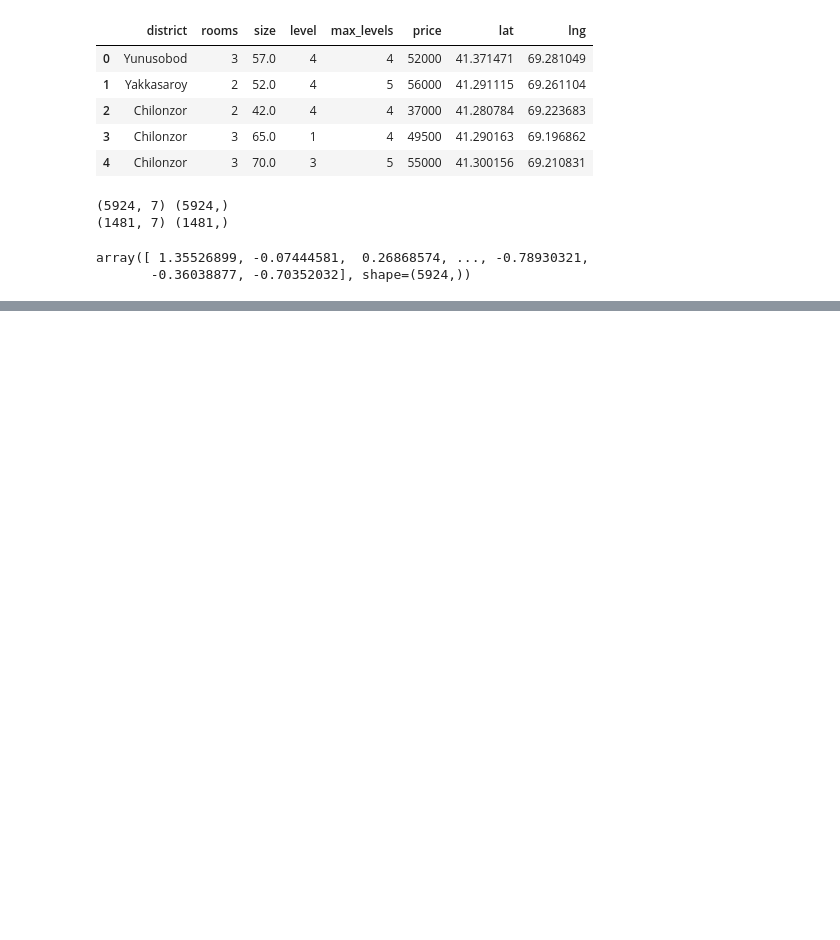
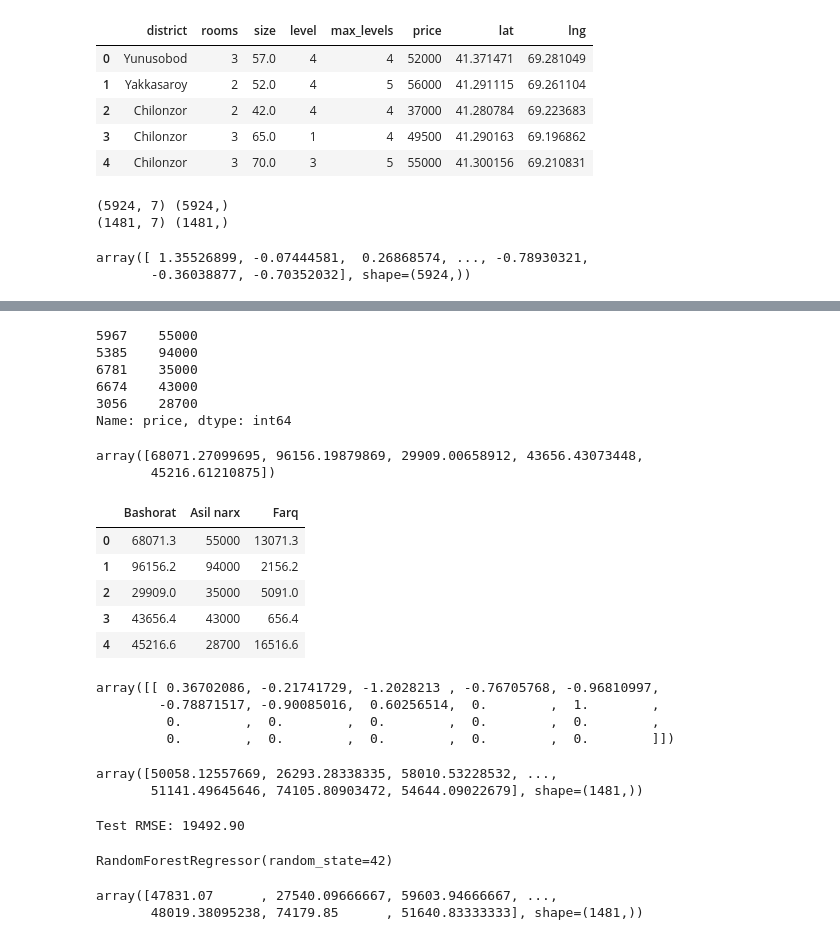
Before and after one commit to sarmuh/first-ml-training, a Jupyter notebook: notebooks/03_data_training.ipynb, the cells around one changed output, grey strips where cells are left out. Cells and saved outputs as stored; diff of their text form; code cells hidden in the pictures; blank space fills up the shorter version.

Commit message:
Training

```diff
--- a/notebooks/03_data_training.ipynb
+++ b/notebooks/03_data_training.ipynb
@@ -90,0 +114,65 @@ jj.shape
+# %%
+test_labels = y_test.loc[test_data.index]
+test_labels
+# %% [output]
+5967    55000
+5385    94000
+6781    35000
+6674    43000
+3056    28700
+Name: price, dtype: int64
+# %%
+test_data_prepared = full_pipeline.transform(test_data)
+# %%
+predict_test_data = LR_model.predict(test_data_prepared)
+predict_test_data
+# %% [output]
+array([68071.27099695, 96156.19879869, 29909.00658912, 43656.43073448,
+       45216.61210875])
+# %%
+pd.DataFrame({
+    'Bashorat': predict_test_data.round(1),
+    'Asil narx': test_labels.values,
+    'Farq': abs(predict_test_data - test_labels.values).round(1)
+})
+# %% [output]
+|  | Bashorat | Asil narx | Farq |
+| 0 | 68071.3 | 55000 | 13071.3 |
+| 1 | 96156.2 | 94000 | 2156.2 |
+| 2 | 29909.0 | 35000 | 5091.0 |
+| 3 | 43656.4 | 43000 | 656.4 |
+| 4 | 45216.6 | 28700 | 16516.6 |
+# %%
+X_test_prepared = full_pipeline.transform(X_test)
+X_test_prepared[:1]
+# %% [output]
+array([[ 0.36702086, -0.21741729, -1.2028213 , -0.76705768, -0.96810997,
+        -0.78871517, -0.90085016,  0.60256514,  0.        ,  1.        ,
+         0.        ,  0.        ,  0.        ,  0.        ,  0.        ,
+         0.        ,  0.        ,  0.        ,  0.        ,  0.        ]])
+# %%
+LR_model_predict = LR_model.predict(X_test_prepared)
+LR_model_predict
+# %% [output]
+array([50058.12557669, 26293.28338335, 58010.53228532, ...,
+       51141.49645646, 74105.80903472, 54644.09022679], shape=(1481,))
+# %%
+from sklearn.metrics import root_mean_squared_error
+rmse = root_mean_squared_error(y_test, LR_model_predict)
+print(f"Test RMSE: {rmse:.2f}")
+# %% [output]
+Test RMSE: 19492.90
+# %%
+#RandomForestRegressor
+
+from sklearn.ensemble import RandomForestRegressor
+RF_model = RandomForestRegressor(n_estimators=100, random_state=42)
+RF_model.fit(X_train_prepared, y_train)
+# %% [output]
+RandomForestRegressor(random_state=42)
+# %%
+RF_model_predict = RF_model.predict(X_test_prepared)
+RF_model_predict
+# %% [output]
+array([47831.07      , 27540.09666667, 59603.94666667, ...,
+       48019.38095238, 74179.85      , 51640.83333333], shape=(1481,))
```
Also changed, not shown: parts of 13 cells of this notebook, 1 other file.
